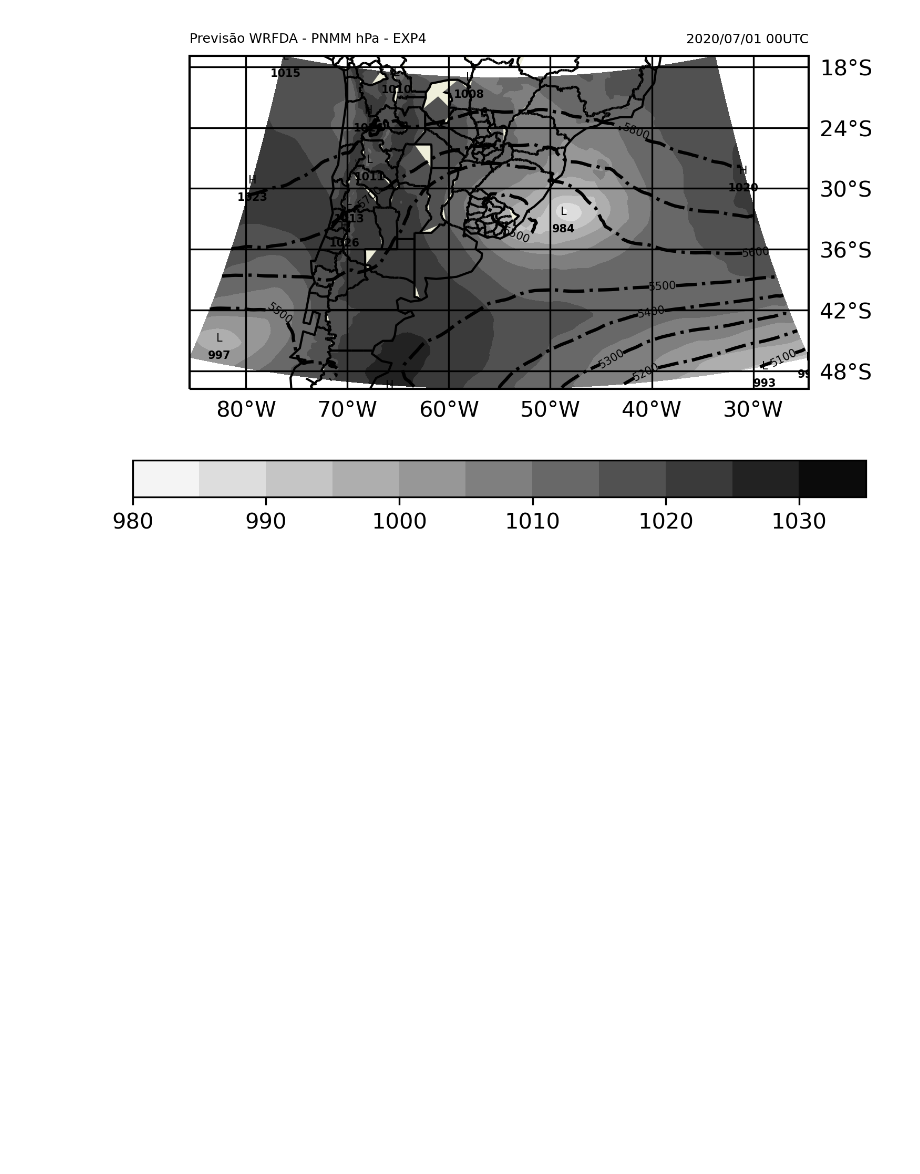
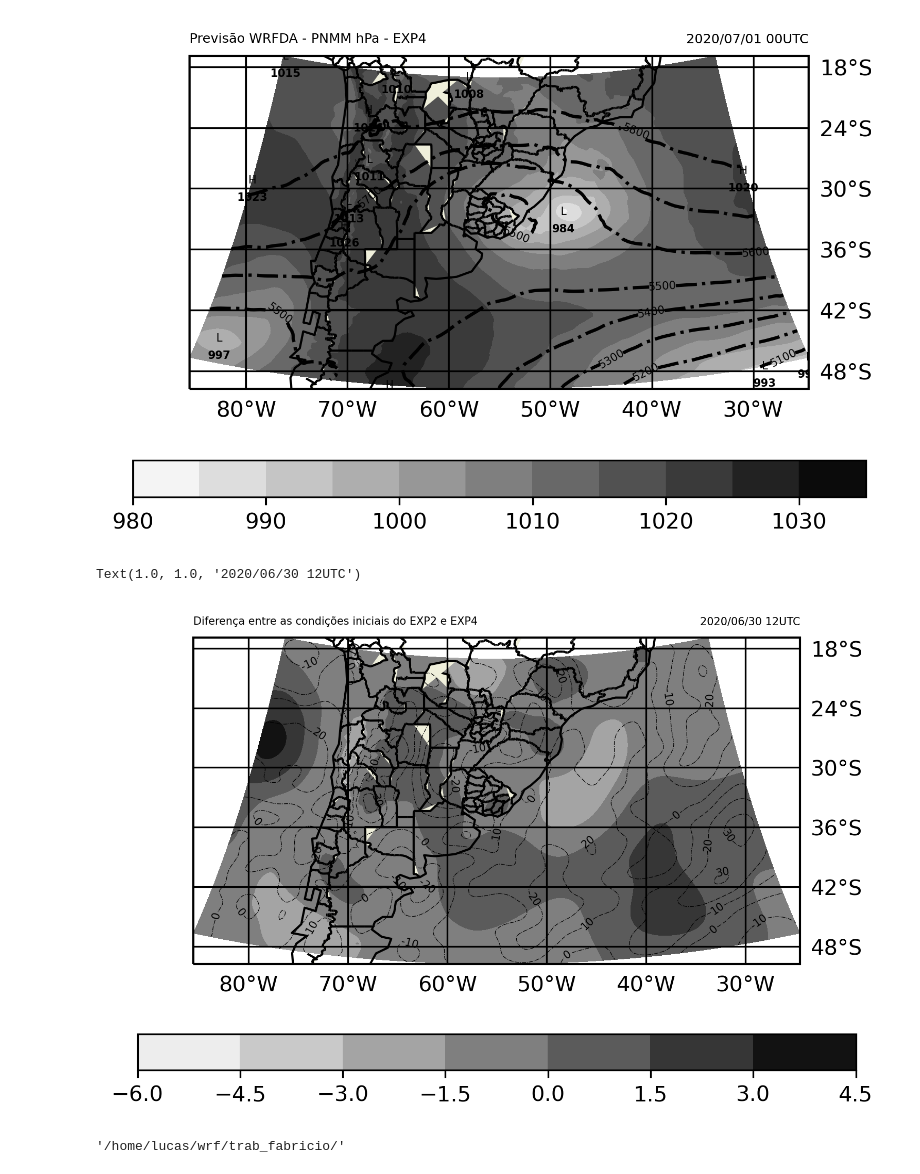
Before and after one commit to fpharter/trabalho_assimila_WRF, a Jupyter notebook: script_professor.ipynb, the cells around one changed output. Drawn from its saved outputs; the diff is of its cells as text; code cells hidden in the pictures; blank space fills up the shorter version.

```diff
--- a/script_professor.ipynb
+++ b/script_professor.ipynb
@@ -63,7 +63,7 @@ def plot_maxmin_points(lon, lat, data, extrema, nsize, symbol, color='k',
                 color=color, size=5, clip_on=True, fontweight='bold',
                 horizontalalignment='center', verticalalignment='top', transform=transform)
 # %%
-diretorio = '/home/lucas/wrf/trab_fabricio/outs/'
+diretorio = '/home/lucas/wrf/trab_fabricio/'
 os.chdir(diretorio)
 print('Arquivos na pasta:\n\t',os.listdir())
 print('\nAqui dentro dever conter os dados:\n\t', diretorio)
@@ -288,3 +290,59 @@ plt.title(horario,fontsize=6,loc='right')
 # %% [output]
 Text(1.0, 1.0, '2020/07/01 00UTC')
 [figure]
+# %%
+nc = Dataset(diretorio+'virg/wrfinput_d01')
+nc2 = Dataset(diretorio+'ass/wrfinput_d01')
+
+lon = wrf.getvar(nc,'lon')
+lat = wrf.getvar(nc,'lat')
+
+slp_ = wrf.getvar(nc,'slp')
+slp_2 = wrf.getvar(nc2,'slp')
+delta_slp = slp_ - slp_2
+
+
+z = wrf.getvar(nc,'z',units='m')
+p = wrf.getvar(nc,'p',units='hPa')
+h_500 = wrf.interplevel(z,p,500)
+
+z2 = wrf.getvar(nc2,'z',units='m')
+p2 = wrf.getvar(nc2,'p',units='hPa')
+h_5002 = wrf.interplevel(z2,p2,500)
+
+delta_h500 = h_500 - h_5002
+
+
+
+fig = plt.figure(dpi=300)
+ax = fig.add_subplot(1,1,1, projection=ccrs.PlateCarree())
+feature1=cf.NaturalEarthFeature(category='cultural', scale='10m',
+                                name='admin_1_states_provinces_lines',
+                                color='black' ,edgecolor='face',
+                                        facecolor=cf.COLORS['land'])
+feature2=cf.NaturalEarthFeature(category='cultural', scale='10m',
+                                name='admin_0_boundary_lines_land',
+                                color='black' ,edgecolor='face',
+                                        facecolor=cf.COLORS['land'])
+ax.coastlines()
+ax.add_feature(feature1)
+ax.add_feature(feature2)
+gl = ax.gridlines(draw_labels = True, crs = ccrs.PlateCarree(),color = 'black')
+gl.xformatter = LONGITUDE_FORMATTER
+gl.yformatter = LATITUDE_FORMATTER
+gl.xlabels_bottom = True
+gl.ylabels_left = False
+gl.xlabels_top = False
+cb = ax.contourf(lon,lat,delta_slp,cmap='gray_r')
+lines = ax.contour(lon,lat,delta_h500.data[0],colors='black',linestyles='-.',linewidths=0.3)
+plt.clabel(lines,  fmt='%1.0f',fontsize=5)
+plt.colorbar(cb,orientation='horizontal',spacing='proportional')
+plt.title('Diferença entre as condições iniciais do EXP2 e EXP4',fontsize=5,loc='left')
+plt.title('{}/{:02d}/{:02d} {:02d}UTC'.format(2020,6,30,12),fontsize=5,loc='right')
+# %% [output]
+Text(1.0, 1.0, '2020/06/30 12UTC')
+[figure, added]
+# %%
+diretorio
+# %% [output]
+'/home/lucas/wrf/trab_fabricio/'
```
Also changed, not shown: parts of 8 cells of this notebook.
